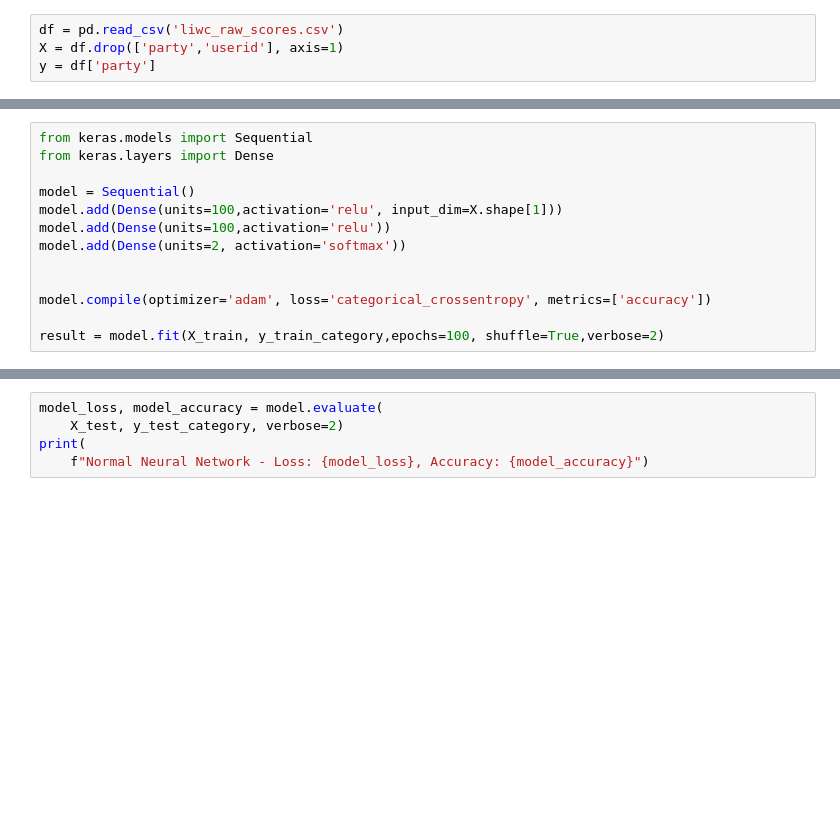
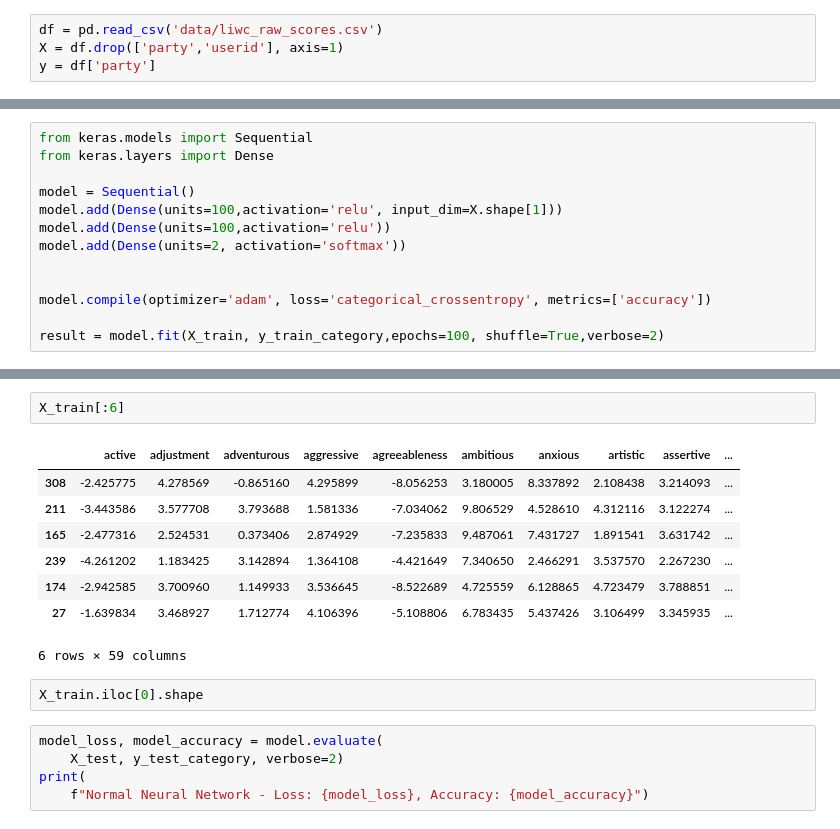
Before and after one commit to vikky4585/Project-LeftRightCenter, a Jupyter notebook: PredictorNeuralNetwork.ipynb, the cells around one changed output, grey strips where cells are left out. Drawn from its saved outputs; the diff is of its cells as text; blank space fills up the shorter version.

```diff
--- a/PredictorNeuralNetwork.ipynb
+++ b/PredictorNeuralNetwork.ipynb
@@ -4,7 +4,7 @@ import pandas as pd
 from sklearn.ensemble import RandomForestClassifier
 import matplotlib.pyplot as plt
 # %%
-df = pd.read_csv('liwc_raw_scores.csv')
+df = pd.read_csv('data/liwc_raw_scores.csv')
 X = df.drop(['party','userid'], axis=1)
 y = df['party']
 # %%
@@ -38,3 +54,16 @@ result = model.fit(X_train, y_train_category,epochs=100, shuffle=True,verbose=2)
+# %%
+X_train[:6]
+# %% [output]
+|  | active | adjustment | adventurous | aggressive | agreeableness | ambitious | anxious | artistic | assertive | ... |
+| 308 | -2.425775 | 4.278569 | -0.865160 | 4.295899 | -8.056253 | 3.180005 | 8.337892 | 2.108438 | 3.214093 | ... |
+| 211 | -3.443586 | 3.577708 | 3.793688 | 1.581336 | -7.034062 | 9.806529 | 4.528610 | 4.312116 | 3.122274 | ... |
+| 165 | -2.477316 | 2.524531 | 0.373406 | 2.874929 | -7.235833 | 9.487061 | 7.431727 | 1.891541 | 3.631742 | ... |
+| 239 | -4.261202 | 1.183425 | 3.142894 | 1.364108 | -4.421649 | 7.340650 | 2.466291 | 3.537570 | 2.267230 | ... |
+| 174 | -2.942585 | 3.700960 | 1.149933 | 3.536645 | -8.522689 | 4.725559 | 6.128865 | 4.723479 | 3.788851 | ... |
+| 27 | -1.639834 | 3.468927 | 1.712774 | 4.106396 | -5.108806 | 6.783435 | 5.437426 | 3.106499 | 3.345935 | ... |
+6 rows × 59 columns
+# %%
+X_train.iloc[0].shape
 # %%
 model_loss, model_accuracy = model.evaluate(
     X_test, y_test_category, verbose=2)
```
Also changed, not shown: parts of 3 cells of this notebook, 21 other files.
